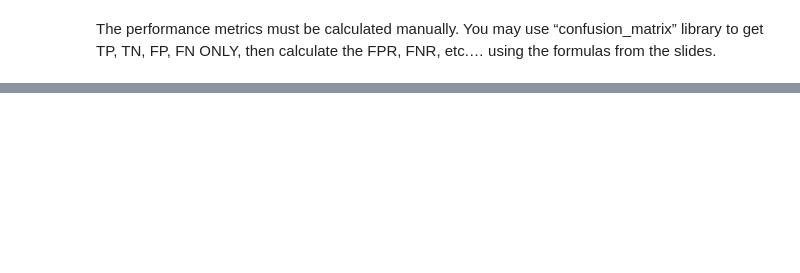
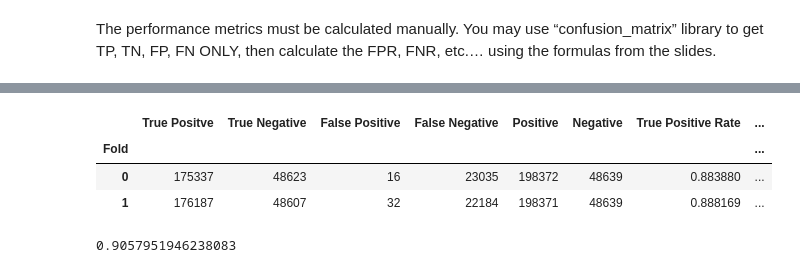
Before and after one commit to joshuakobuskie/FA24-CS634-101-Final, a Jupyter notebook: kobuskie_joshua_finalproject.ipynb, the cells around one changed output, grey strips where cells are left out. Cells and saved outputs as stored; diff of their text form; code cells hidden in the pictures; blank space fills up the shorter version.

```diff
--- a/kobuskie_joshua_finalproject.ipynb
+++ b/kobuskie_joshua_finalproject.ipynb
@@ -487,0 +496,19 @@ then calculate the FPR, FNR, etc.… using the formulas from the slides.
+# %%
+#Display naive bayes performance metrics
+nbMetrics.style
+# %% [output]
+|  | True Positve | True Negative | False Positive | False Negative | Positive | Negative | True Positive Rate | ... |
+| Fold |  |  |  |  |  |  |  | ... |
+| 0 | 175337 | 48623 | 16 | 23035 | 198372 | 48639 | 0.883880 | ... |
+| 1 | 176187 | 48607 | 32 | 22184 | 198371 | 48639 | 0.888169 | ... |
+# %%
+xTrain, xTest, yTrain, yTest = train_test_split(xArr, yArr, random_state=42, test_size=0.1, stratify=yArr)
+
+from sklearn.naive_bayes import GaussianNB
+
+nbModel = GaussianNB()
+nbModel.fit(xTrain, yTrain)
+
+print(nbModel.score(xTest, yTest))
+# %% [output]
+0.9057951946238083
```
Also changed, not shown: parts of 22 cells of this notebook.
